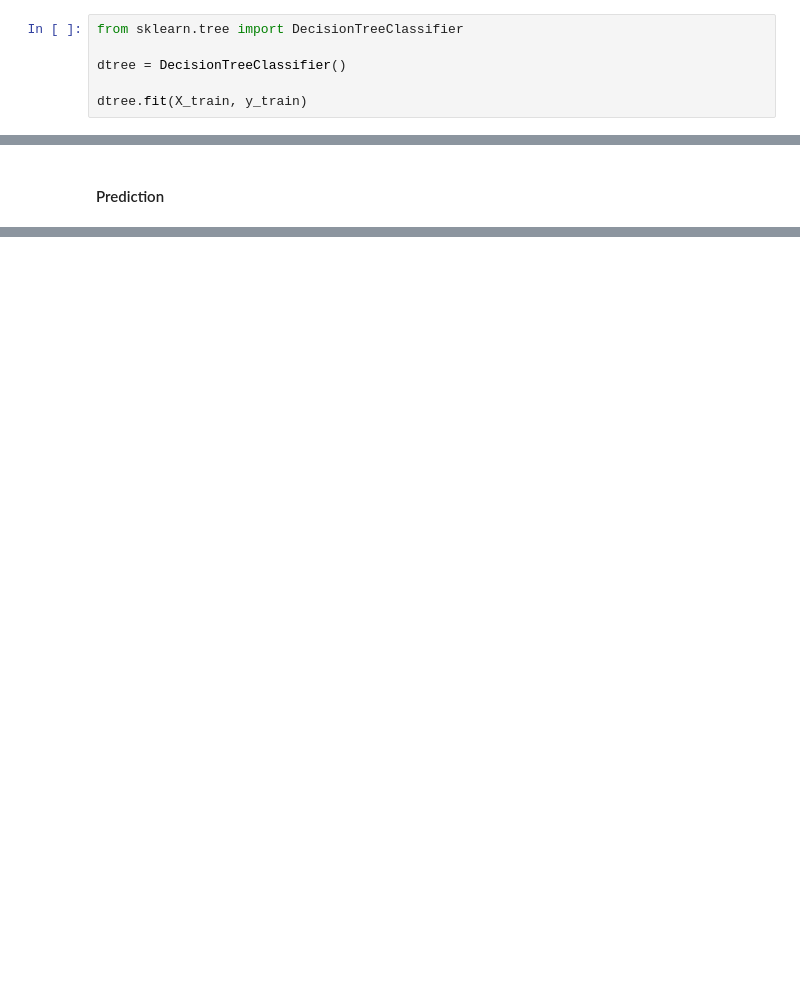
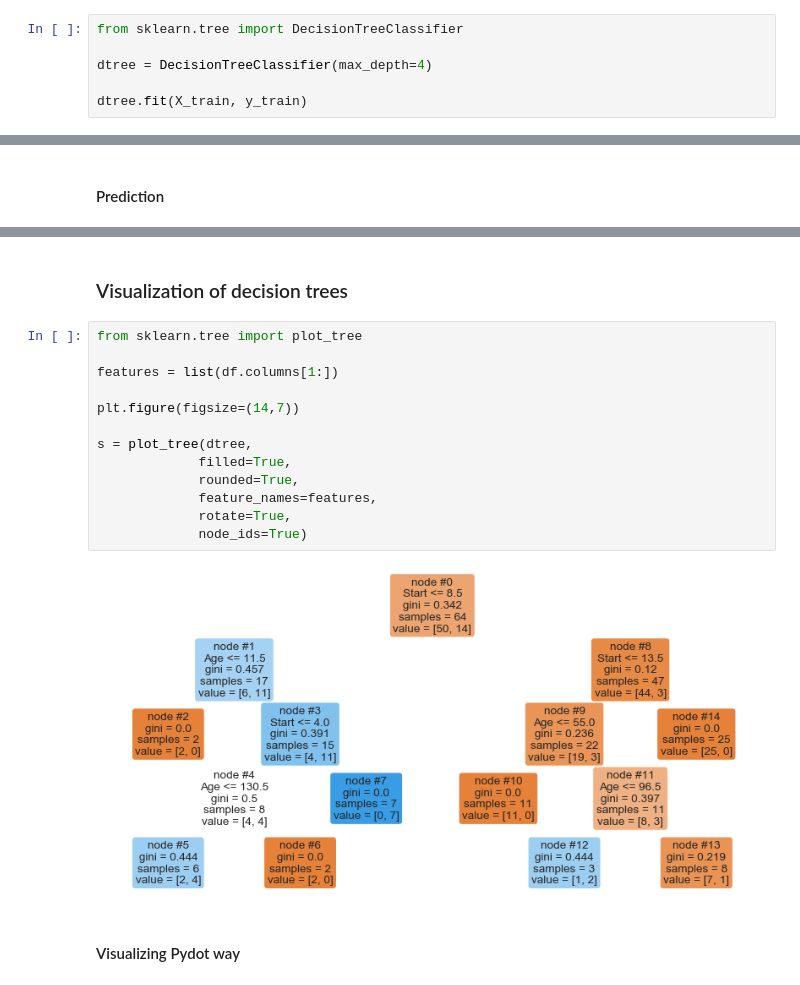
Before and after one commit to pksvv/25JClassification, a Jupyter notebook: Decision Tree.ipynb, the cells around one changed output, grey strips where cells are left out. Cells and saved outputs as stored; diff of their text form; blank space fills up the shorter version.

```diff
--- a/Decision Tree.ipynb
+++ b/Decision Tree.ipynb
@@ -56,7 +56,7 @@ X_train, X_test, y_train, y_test = train_test_split(X,y,test_size=0.2,random_sta
 # %%
 from sklearn.tree import DecisionTreeClassifier
 
-dtree = DecisionTreeClassifier()
+dtree = DecisionTreeClassifier(max_depth=4)
 
 dtree.fit(X_train, y_train)
 # %% [output]
@@ -120,0 +121,19 @@ weighted avg       0.60      0.65      0.62        17
+# %% [markdown]
+### Visualization of decision trees
+# %%
+from sklearn.tree import plot_tree
+
+features = list(df.columns[1:])
+
+plt.figure(figsize=(14,7))
+
+s = plot_tree(dtree,
+             filled=True,
+             rounded=True,
+             feature_names=features,
+             rotate=True,
+             node_ids=True)
+# %% [output]
+[figure, added]
+# %% [markdown]
+#### Visualizing Pydot way
```
Also changed, not shown: parts of 7 cells of this notebook.
